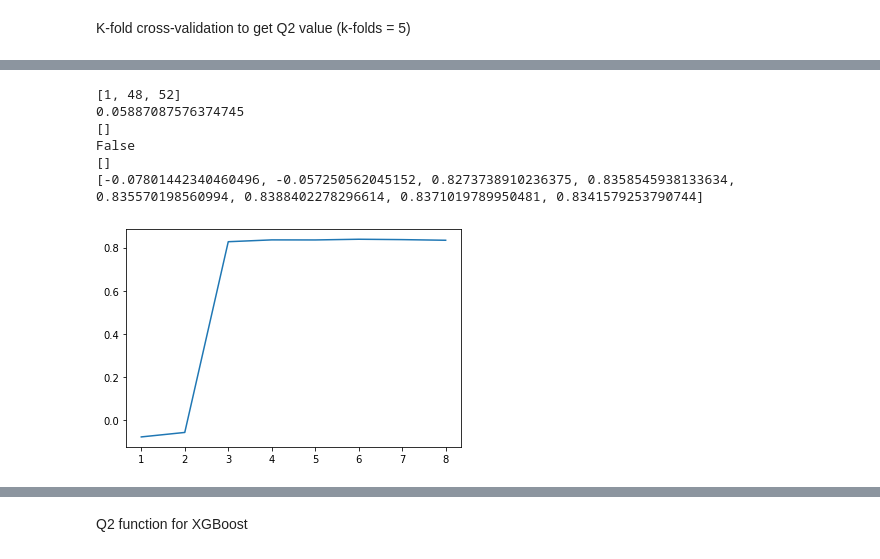
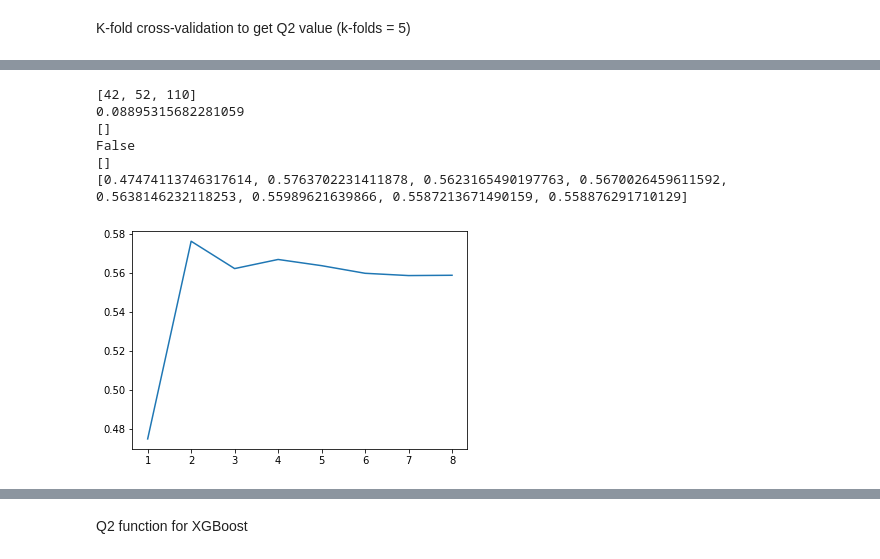
Before and after one commit to kenll99minecart/Immunopeptide, a Jupyter notebook: Linear regression.ipynb, the cells around one changed output, grey strips where cells are left out. Saved outputs shown, nothing was run; the diff lists cells and outputs as text; code cells hidden in the pictures.

```diff
--- a/Linear regression.ipynb
+++ b/Linear regression.ipynb
@@ -65,7 +79,7 @@ if(Test):
 
 
 
-Features = ['Orientation','Backbone','OligoDensity','Attachment','Size','Lipid','PeptideDensity','OligoConc']
+Features = ['Orientation','Backbone','OligoDensity','Attachment','Size','Lipid','PeptideDensity']#,'OligoConc'
 for name in Features:
     X[name] = X[name].astype(str)
     tem = pd.get_dummies(X[name])
@@ -74,7 +88,7 @@ for name in Features:
 
 #X = X[['1','10','100','1000','Chol','DOPE','PO','PS','3','5','High' ,'Low', 'VHigh','PeptideDensity','100%','80%','Size']]
 #X = X[['High' ,'Low', 'VHigh','Chol','DOPE','OligoConc','PO','PS','0.0','0.05','0.5','80%','100%','50','80','3','5']]
-X = X[['High' ,'Low', 'VHigh','Chol','DOPE','1','10','100','1000','PO','PS','0.0','0.05','0.5','80%','100%','50','80','3','5']]
-#'1','10','100','1000',,'0.0','0.05','0.5','80%','100%','50','80'
+X = X[['OligoConc','Chol','DOPE','PO','PS','3','5','High' ,'Low','VHigh','80%','100%','0.0','0.05','0.5','50','80']]
+#'1','10','100','1000',,'0.0','0.05','0.5','80%','100%','50','80','OligoConc'
 print(X.shape)
 # %% [output]
@@ -82,3 +96,8 @@ print(X.shape)
+# %%
+from sklearn.utils import shuffle
+X, y = shuffle(X, y, random_state=0)
+X = X.reset_index(drop = True)
+y = y.reset_index(drop = True)
 # %%
 from sklearn import linear_model
 regr = linear_model.LinearRegression()
@@ -153,11 +170,13 @@ def getQ2(test_pred, test_res, rand_res):
     return(Q2)
 # %%
 from sklearn.model_selection import KFold, train_test_split
+from sklearn.metrics import r2_score
 import statistics as statss
 kf = KFold(n_splits=5) #, shuffle = True
 kf.get_n_splits(X)
 regrt = linear_model.LinearRegression()
 Q2=[]
+r2 = []
 z=0
 
 #X, X_test, y, y_test = train_test_split(X, y, test_size=0.2)
@@ -199,8 +218,10 @@ for p in range(8):
 
     #print(trainX.head(2))
         Q2infold.append(getQ2(Test_pred,Test_res,rand_res))
+        r2.append(r2_score(testY,Pred_test))
     Q2.append(np.mean(Q2infold))
 print(Q2infold)
+print(r2)
 plt.plot([1,2,3,4,5,6,7,8],Q2)
 print(Q2)
 plt.show()
@@ -246,13 +268,13 @@ for train_index, test_index in kf.split(log_X):
     fitParams, fitCovariances = curve_fit(sigmoid, Xdata, np.array(trainY), p0)
 
 
-    plt.scatter(testX['100'],testY,alpha = 0.1)
+    plt.scatter(testX['OligoConc'],testY,alpha = 0.1)
     #print(testX)
     testXnp = np.flip(testX.to_numpy())
     #print(fitParams[0])
     outsig = sigmoid(testXnp,fitParams[0],fitParams[1],fitParams[2],fitParams[3],fitParams[4],fitParams[5],fitParams[6],fitParams[7],fitParams[8],fitParams[9],fitParams[10],fitParams[11],fitParams[12],fitParams[13],fitParams[14],fitParams[15],fitParams[16],fitParams[17])
     #print(outsig)
-    plt.scatter(testX['100'],outsig,c = "red")
+    plt.scatter(testX['OligoConc'],outsig,c = "red")
 
     plt.show()
     Mean_trained_y = statss.mean(trainY.values.ravel())
@@ -291,51 +313,61 @@ if(True):
     logis_y = -numpy.log(numpy.divide(numpy.subtract(1,nnorm_y.to_numpy()),nnorm_y.to_numpy()))
     #print(-numpy.log(numpy.divide(numpy.subtract(1,nnorm_y.to_numpy()),nnorm_y.to_numpy())))
     print([i for i in range(len(logis_y)) if np.isinf(logis_y[i])])
-    Q2Log=[]
+    Q2logf = []
     zL=0
     regrt = linear_model.LinearRegression()
     for p in range(8):
+        Q2Log=[]
         zL=zL+1
         CVXL = log_X.iloc[:, 0:zL].copy()
         if CVXL.columns[len(CVXL.columns)-1] == '3' or CVXL.columns[len(CVXL.columns)-1] == 'PO' or CVXL.columns[len(CVXL.columns)-1] == 'Chol'or CVXL.columns[len(CVXL.columns)-1] == '100%':
             zL=zL+1
             CVXL = log_X.iloc[:, 0:zL].copy()
         elif CVXL.columns[len(CVXL.columns)-1] == 'High':
             zL=zL+2
             CVXL = log_X.iloc[:, 0:zL].copy()
         elif CVXL.columns[len(CVXL.columns)-1] == '1':
             zL=zL+3
             CVXL = log_X.iloc[:, 0:zL].copy()
 
         CVXL = CVXL.reset_index(drop = True)
         CVXL.drop(con0, inplace = True)
         CVXL.drop(con1, inplace = True)
         #print(CVXL)
         CVyL = pd.DataFrame(logis_y).copy()
-        Test_predL = [] #predicted values
-        Test_resL = []  #original values
-        rand_resL = []  #training set mean values
+
+
         for train_index, test_index in kf.split(CVXL):
+            Test_predL = [] #predicted values
+            Test_resL = []  #original values
+            rand_resL = []  #training set mean values
             trainX , trainY = CVXL.iloc[train_index] , CVyL.iloc[train_index]
             testX , testY =  CVXL.iloc[test_index] , CVyL.iloc[test_index]
             regrt.fit(trainX, trainY)
             Pred_test = regrt.predict(testX)#testX
-            Mean_trained_y=statss.mean(trainY.values.ravel())
+            from scipy.special import expit
+            #trainY_log = expit(trainY)
+            Mean_trained_y = statss.mean(trainY.values.ravel())
             for x in range(len(Pred_test)):
                 rand_resL.append(Mean_trained_y)
             Test_predL.extend(Pred_test.ravel())
             Test_resL.extend(testY.values.ravel())
 
-    #print(Test_predL)
-        Q2Log.append(getQ2(Test_predL,Test_resL,rand_resL))
-    print(Q2Log)
-    plt.plot([1,2,3,4,5,6,7,8],Q2Log)
-    plt.show()
+
+            rand_resL = expit(rand_resL)
+            Test_predL = expit(Test_predL)
+            Test_resL = expit(Test_resL)
+            #print(Test_predL)
+            Q2Log.append(getQ2(Test_predL,Test_resL,rand_resL))
+        Q2logf.append(np.mean(Q2Log))
+    print(Q2logf)
+plt.plot([1,2,3,4,5,6,7,8],Q2logf)#Q2logf
+plt.show()
 # %% [output]
-[1, 48, 52]
-0.05887087576374745
+[42, 52, 110]
+0.08895315682281059
 []
 False
 []
-[-0.07801442340460496, -0.057250562045152, 0.8273738910236375, 0.8358545938133634, 0.835570198560994, 0.8388402278296614, 0.8371019789950481, 0.8341579253790744]
+[0.47474113746317614, 0.5763702231411878, 0.5623165490197763, 0.5670026459611592, 0.5638146232118253, 0.55989621639866, 0.5587213671490159, 0.558876291710129]
-[figure, old version]
+[figure, new version]
```
Also changed, not shown: parts of 16 cells of this notebook.
